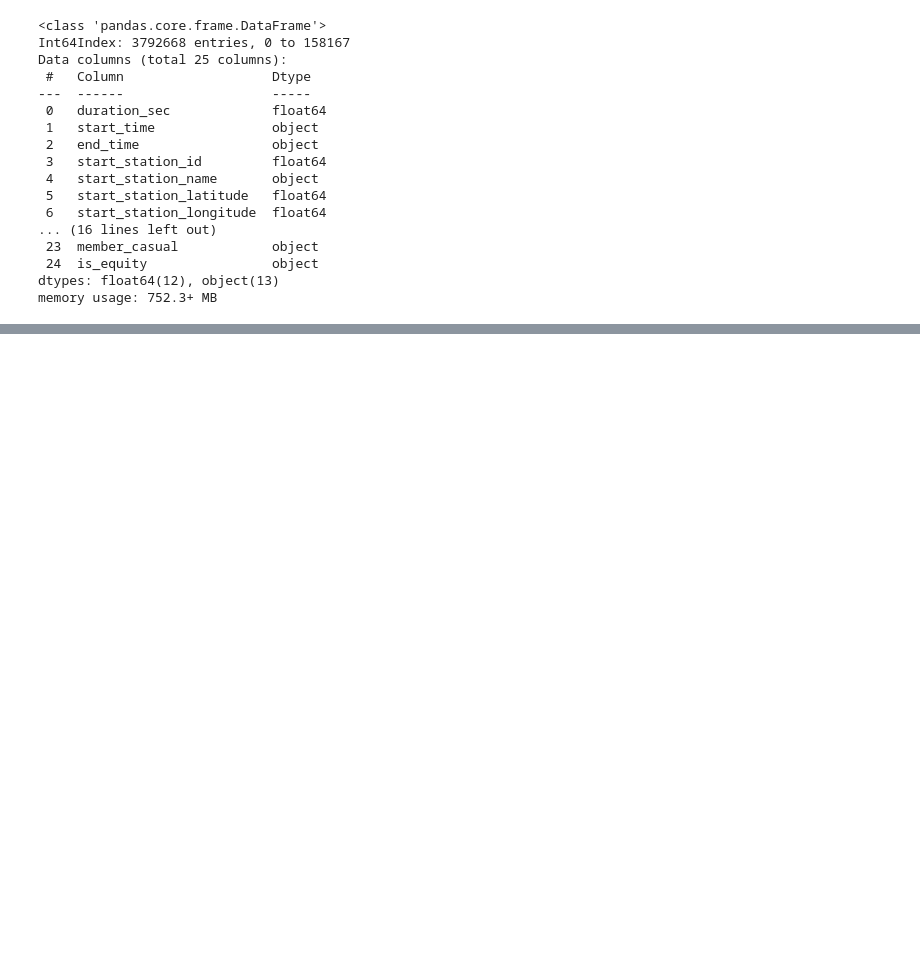
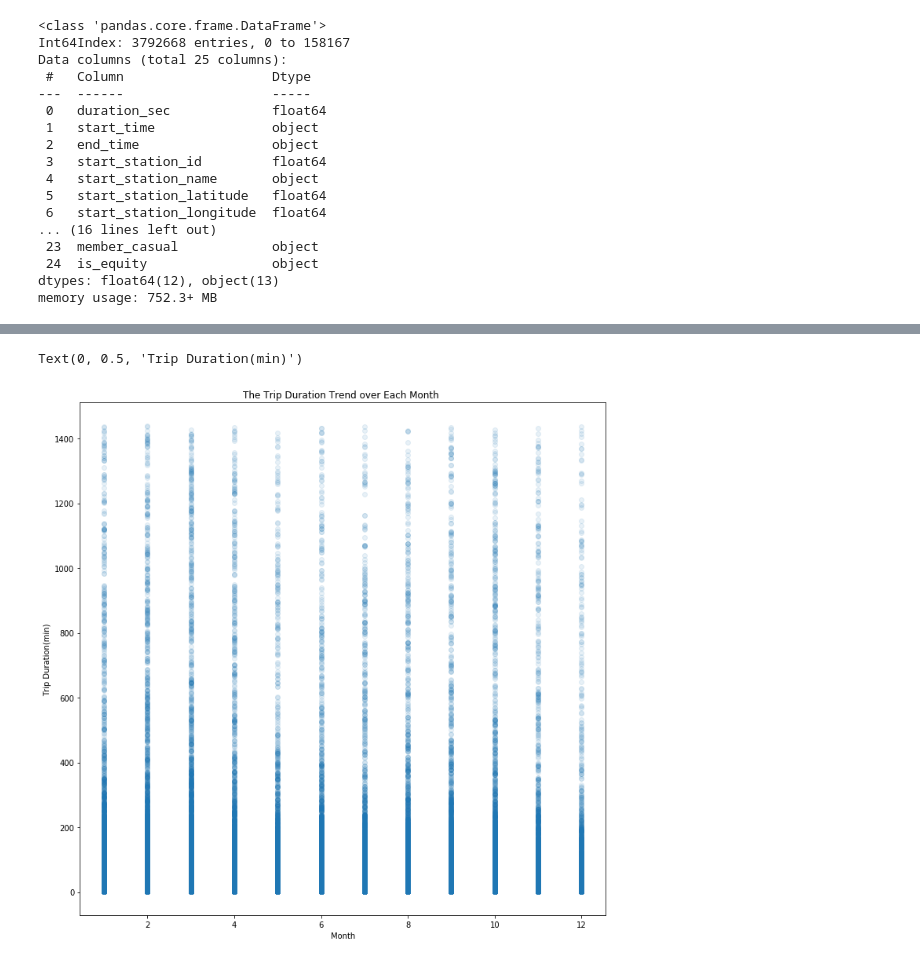
Before and after one commit to nithinjc/Diamond-dataset-data-visualization, a Jupyter notebook: Data-Exploration-Ford Bike Sharing Dataset.ipynb, the cells around one changed output, grey strips where cells are left out. Saved outputs shown, nothing was run; the diff lists cells and outputs as text; code cells hidden in the pictures; blank space fills up the shorter version.

```diff
--- a/Data-Exploration-Ford Bike Sharing Dataset.ipynb
+++ b/Data-Exploration-Ford Bike Sharing Dataset.ipynb
@@ -90,0 +159,14 @@ dtype: int64
+# %%
+# some data engineering should be conducted:
+# create month_start column by extracting months of start_time
+
+df_bike_copy['month_start'] = pd.DatetimeIndex(df_bike_copy['start_time']).month
+df_bike_copy['month_start'].value_counts()
+
+
+#method 2 to extract year, month, date
+#df['start_time'] = pd.to_datetime(df['start_time'])
+
+#df['start_year'] = df['start_time'].dt.year
+#df['start_month'] = df['start_time'].dt.month
+#df['start_day'] = df['start_time'].dt.day
@@ -90,0 +192,10 @@ dtype: int64
+# %%
+# We can check the trip duration over changes over each month.
+plt.figure(figsize = [12,12]) # make the whole figure bigger to show all
+plt.scatter(data = df_bike_copy , x = 'month_start' , y = 'duration_min' , alpha = 0.1 )
+plt.title('The Trip Duration Trend over Each Month ')
+plt.xlabel('Month')
+plt.ylabel('Trip Duration(min)')
+# %% [output]
+Text(0, 0.5, 'Trip Duration(min)')
+[figure, added]
```
Also changed, not shown: parts of 23 cells of this notebook.
